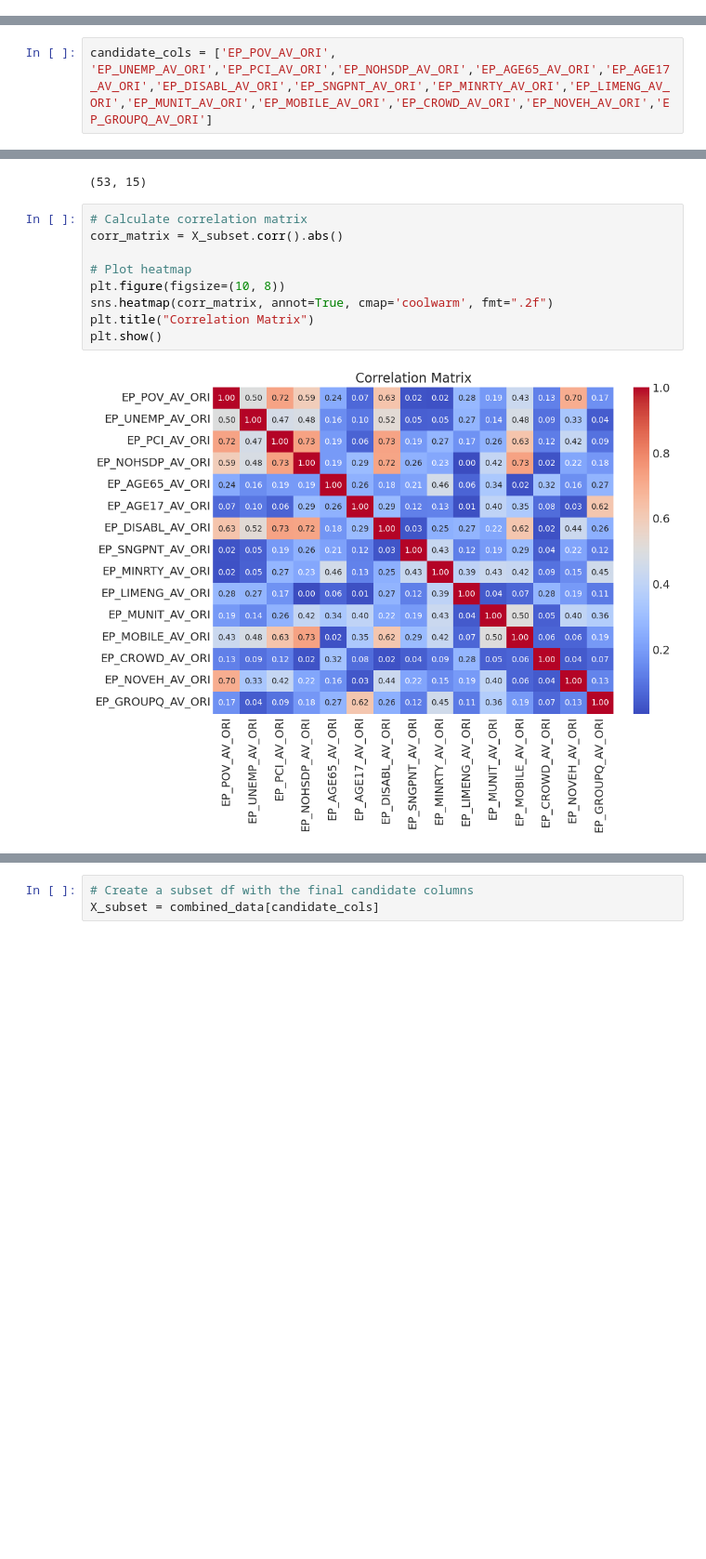
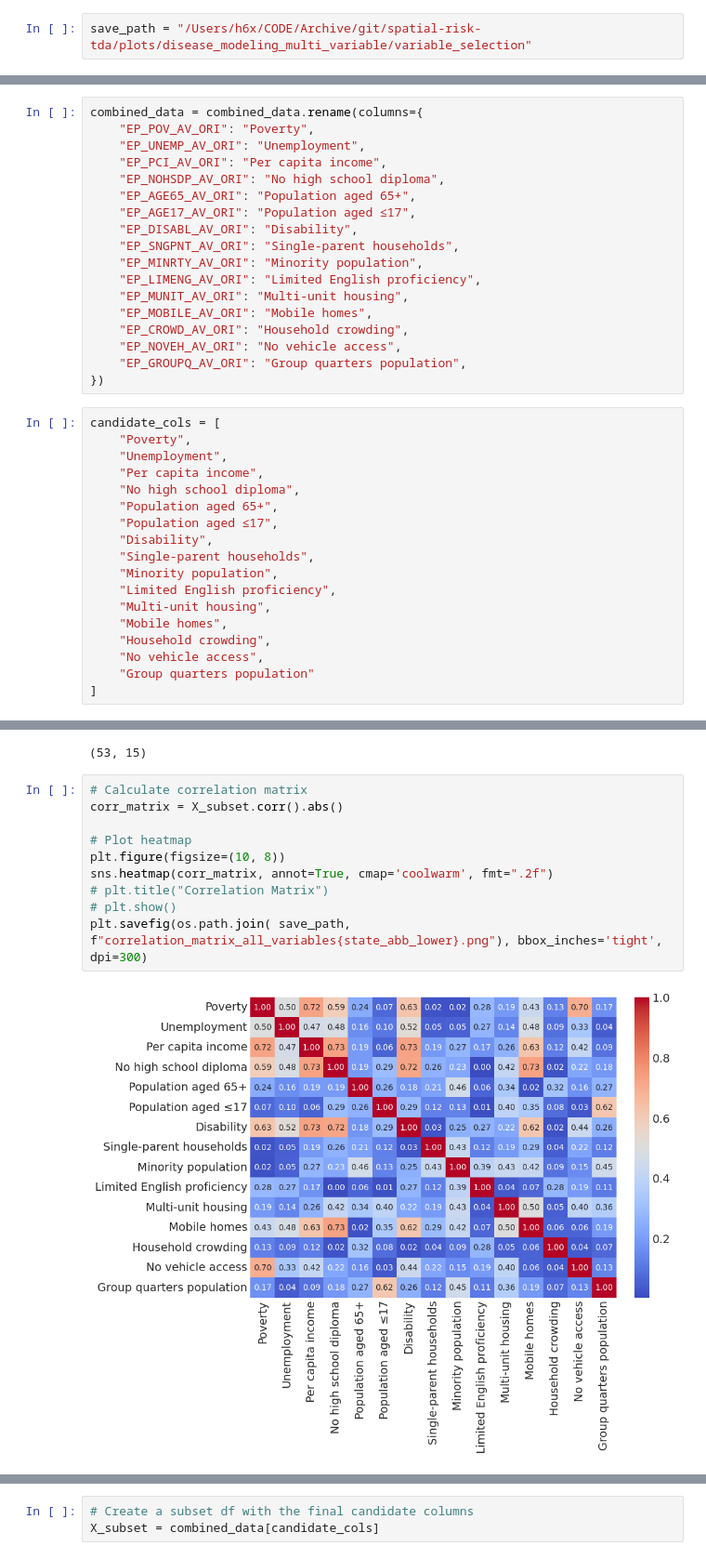
Before and after one commit to hashansl/spatial-risk-tda, a Jupyter notebook: disease_modeling_wv_variable_selection.ipynb, the cells around one changed output, grey strips where cells are left out. Shown at 93% size. Drawn from its saved outputs; the diff is of its cells as text; blank space fills up the shorter version.

```diff
--- a/disease_modeling_wv_variable_selection.ipynb
+++ b/disease_modeling_wv_variable_selection.ipynb
@@ -27,6 +27,8 @@ rng = np.random.default_rng(RANDOM_SEED)
 az.style.use("arviz-darkgrid")
 # %%
 current_path = os.getcwd()
+# %%
+save_path = "/Users/h6x/CODE/Archive/git/spatial-risk-tda/plots/disease_modeling_multi_variable/variable_selection"
 # %%
 state_abb = "WV"
 state_abb_lower = state_abb.lower()
@@ -244,8 +246,42 @@ import numpy as np
 import seaborn as sns
 import matplotlib.pyplot as plt
 from statsmodels.stats.outliers_influence import variance_inflation_factor
+# %%
+combined_data = combined_data.rename(columns={
+    "EP_POV_AV_ORI": "Poverty",
+    "EP_UNEMP_AV_ORI": "Unemployment",
+    "EP_PCI_AV_ORI": "Per capita income",
+    "EP_NOHSDP_AV_ORI": "No high school diploma",
+    "EP_AGE65_AV_ORI": "Population aged 65+",
+    "EP_AGE17_AV_ORI": "Population aged ≤17",
+    "EP_DISABL_AV_ORI": "Disability",
+    "EP_SNGPNT_AV_ORI": "Single-parent households",
+    "EP_MINRTY_AV_ORI": "Minority population",
+    "EP_LIMENG_AV_ORI": "Limited English proficiency",
+    "EP_MUNIT_AV_ORI": "Multi-unit housing",
+    "EP_MOBILE_AV_ORI": "Mobile homes",
+    "EP_CROWD_AV_ORI": "Household crowding",
+    "EP_NOVEH_AV_ORI": "No vehicle access",
+    "EP_GROUPQ_AV_ORI": "Group quarters population",
+})
 # %%
-candidate_cols = ['EP_POV_AV_ORI', 'EP_UNEMP_AV_ORI','EP_PCI_AV_ORI','EP_NOHSDP_AV_ORI','EP_AGE65_AV_ORI','EP_AGE17_AV_ORI','EP_DISABL_AV_ORI','EP_SNGPNT_AV_ORI','EP_MINRTY_AV_ORI','EP_LIMENG_AV_ORI','EP_MUNIT_AV_ORI','EP_MOBILE_AV_ORI','EP_CROWD_AV_ORI','EP_NOVEH_AV_ORI','EP_GROUPQ_AV_ORI']
+candidate_cols = [
+    "Poverty",
+    "Unemployment",
+    "Per capita income",
+    "No high school diploma",
+    "Population aged 65+",
+    "Population aged ≤17",
+    "Disability",
+    "Single-parent households",
+    "Minority population",
+    "Limited English proficiency",
+    "Multi-unit housing",
+    "Mobile homes",
+    "Household crowding",
+    "No vehicle access",
+    "Group quarters population"
+]
 # %%
 # Create a subset df (Drop NaNs, as VIF cannot handle them)
 X_subset = combined_data[candidate_cols].dropna()
@@ -256,14 +292,15 @@ X_subset.shape
 # %%
 # Calculate correlation matrix
 corr_matrix = X_subset.corr().abs()
 
 # Plot heatmap
 plt.figure(figsize=(10, 8))
 sns.heatmap(corr_matrix, annot=True, cmap='coolwarm', fmt=".2f")
-plt.title("Correlation Matrix")
-plt.show()
+# plt.title("Correlation Matrix")
+# plt.show()
+plt.savefig(os.path.join( save_path, f"correlation_matrix_all_variables{state_abb_lower}.png"), bbox_inches='tight', dpi=300)
 # %% [output]
-[figure, old version]
+[figure, new version]
 # %%
 # drop one of the variables from each pair with correlation > 0.7
 to_drop = set()
```
Also changed, not shown: parts of 8 cells of this notebook, 11 other files.
